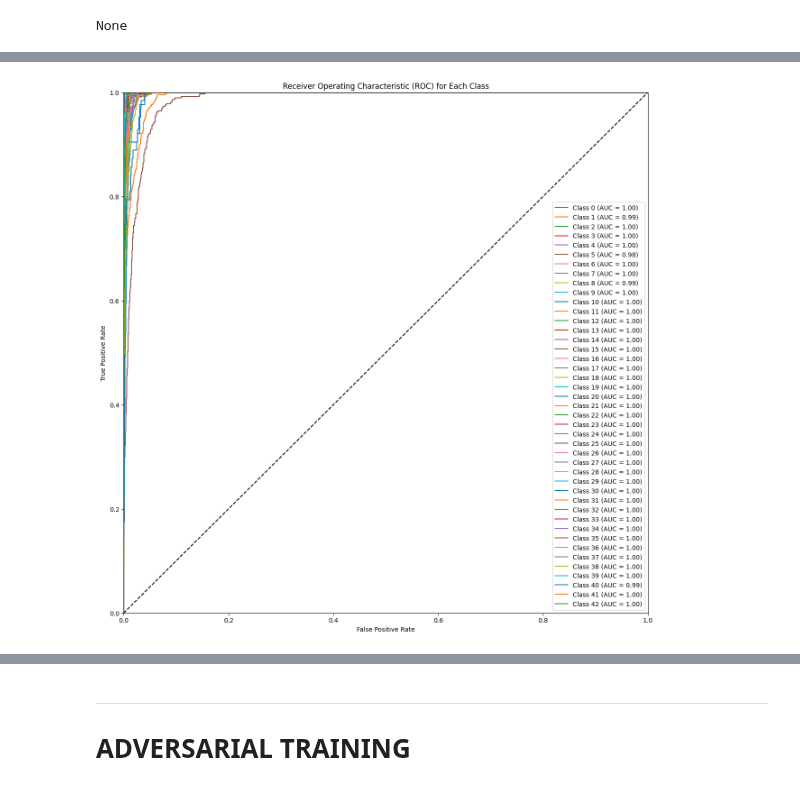
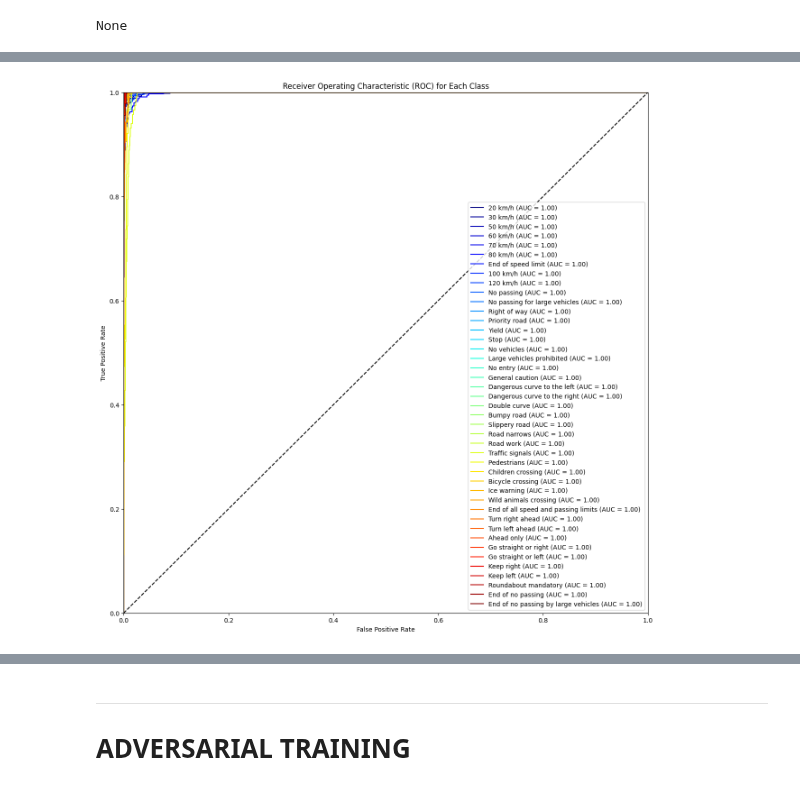
Before and after one commit to ro-jo-mo/Dissertation-Verifying-NN, a Jupyter notebook: CV.ipynb, the cells around one changed output, grey strips where cells are left out. Drawn from its saved outputs; the diff is of its cells as text; code cells hidden in the pictures.

```diff
--- a/CV.ipynb
+++ b/CV.ipynb
@@ -103,7 +103,8 @@ dataset = tf.keras.utils.image_dataset_from_directory(
   label_mode="int",
   seed=42,
   image_size=(_N, _N),
-  color_mode="rgb")
+  color_mode="rgb",
+  batch_size=8)
 dataset.class_names = LABELS
 # %% [output]
 Found 39209 files belonging to 43 classes.
@@ -120,12 +121,9 @@ test_dataset = dataset.skip(int(0.8 * SIZE))
 ***
 # **BASE TRAINING**
 # %%
-epochs = 50
+epochs = 30
 batch_size = 64
 n_classes = len(LABELS)
-epsilon = 0.3
-alpha = 0.1
-num_iter = 10
 print(n_classes)
 # %% [output]
 43
@@ -256,8 +253,9 @@ def print_metrics(model,test_dataset):
 
     # Plot the ROC curve for each class
     plt.figure(figsize=(15, 15))
+    plt.gca().set_prop_cycle(plt.cycler('color', plt.cm.jet(np.linspace(0, 1, 43))))
     for i in range(43):
-        plt.plot(fpr[i], tpr[i], label=f'Class {i} (AUC = {roc_auc[i]:.2f})')
+        plt.plot(fpr[i], tpr[i], label=f'{LABELS[i]} (AUC = {roc_auc[i]:.2f})')
 
     plt.plot([0, 1], [0, 1], 'k--')  # Dashed diagonal line
     plt.xlim([0.0, 1.0])
@@ -290 +288 @@ F1-score (macro): 0.9975
-[figure, old version]
+[figure, new version]
```
Also changed, not shown: parts of 10 cells of this notebook, 2 other files.
